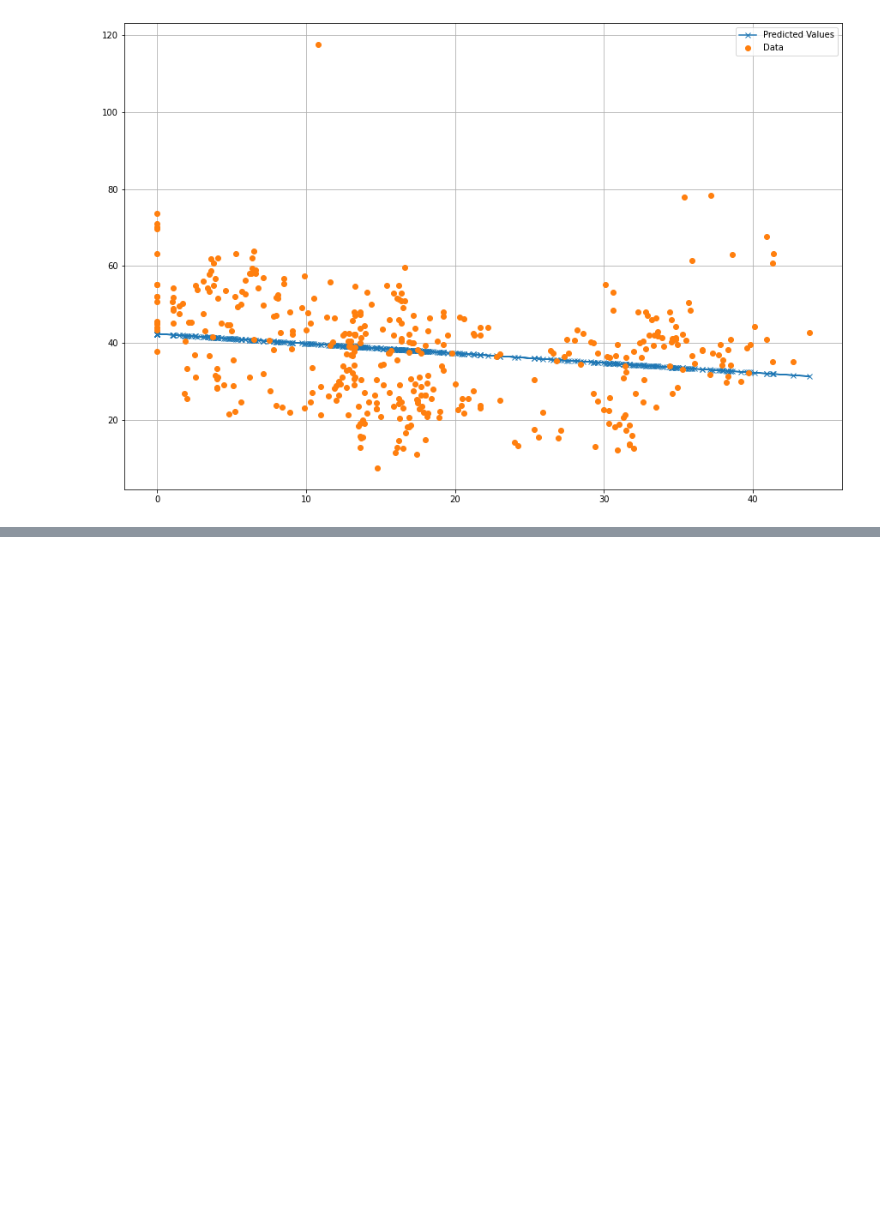
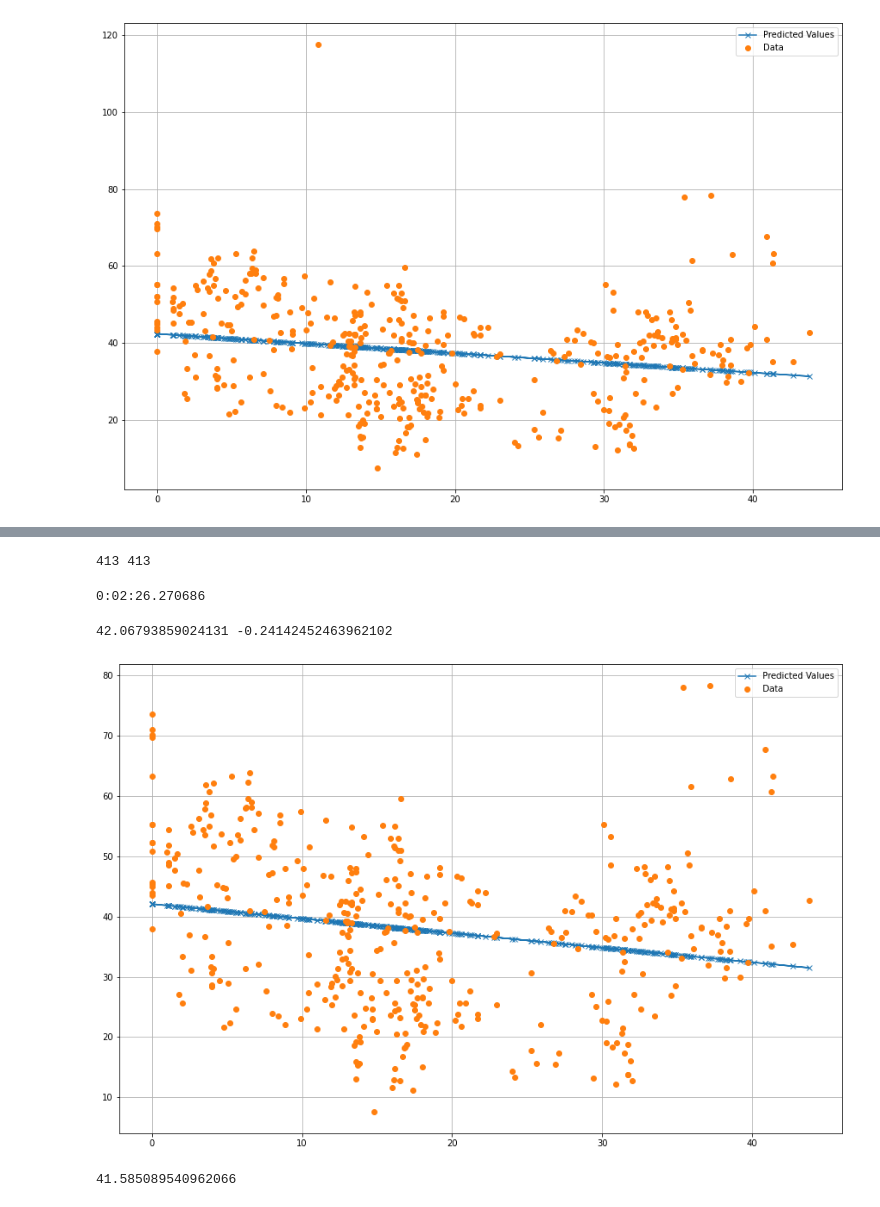
Before and after one commit to Mohammadkaviany/MachineLearning, a Jupyter notebook: Manual_Linear_Regression.ipynb, the cells around one changed output, grey strips where cells are left out. Cells and saved outputs as stored; diff of their text form; code cells hidden in the pictures; blank space fills up the shorter version.

```diff
--- a/Manual_Linear_Regression.ipynb
+++ b/Manual_Linear_Regression.ipynb
@@ -269,0 +206,58 @@ plt.grid()
+# %%
+new_df = df.drop(index = 270)
+# %%
+x = np.array(new_df["X2 house age"])
+y = np.array(new_df["Y house price of unit area"])
+# %%
+print(len(x), len(y))
+# %% [output]
+413 413
+# %%
+t1_new = dt.datetime.now()
+B0, B1 = np.random.rand(), np.random.rand()
+lr =  1e-7
+Error_list = []
+
+for itr in tqdm(range(50)):
+  error_cost = 0
+  cost_B0    = 0
+  cost_B1    = 0
+
+  for i in range(len(x)):
+    y_pred = B0 + (B1 * x[i])
+
+    error_cost += (y[i] - y_pred) ** 2
+    #print(error_cost)
+    for j in range(len(x)):
+      diff_B0 = -2 * (y[j] - (B0 + B1 * x[j]))
+      diff_B1 = (-2 * x[j]) * (y[j] - (B0 + B1 * x[j]))
+
+      cost_B0 += diff_B0
+      cost_B1 += diff_B1
+
+    B0 -= lr * cost_B0
+    B1 -= lr * cost_B1
+  Error_list.append(error_cost)
+t2_new = dt.datetime.now()
+T2 = t2_new - t1_new
+# %%
+print(T2)
+# %% [output]
+0:02:26.270686
+# %%
+print(B0, B1)
+# %% [output]
+42.06793859024131 -0.24142452463962102
+# %%
+plt.figure(figsize=(15, 10))
+plt.plot(x, line(B0, B1, x), '-x', label = "Predicted Values")
+plt.plot(x, y, 'o', label= "Data")
+plt.legend()
+plt.grid()
+# %% [output]
+[figure, added]
+# %%
+new_pred = line(B0, B1, 2)
+print(new_pred)
+# %% [output]
+41.585089540962066
```
Also changed, not shown: parts of 28 cells of this notebook.
